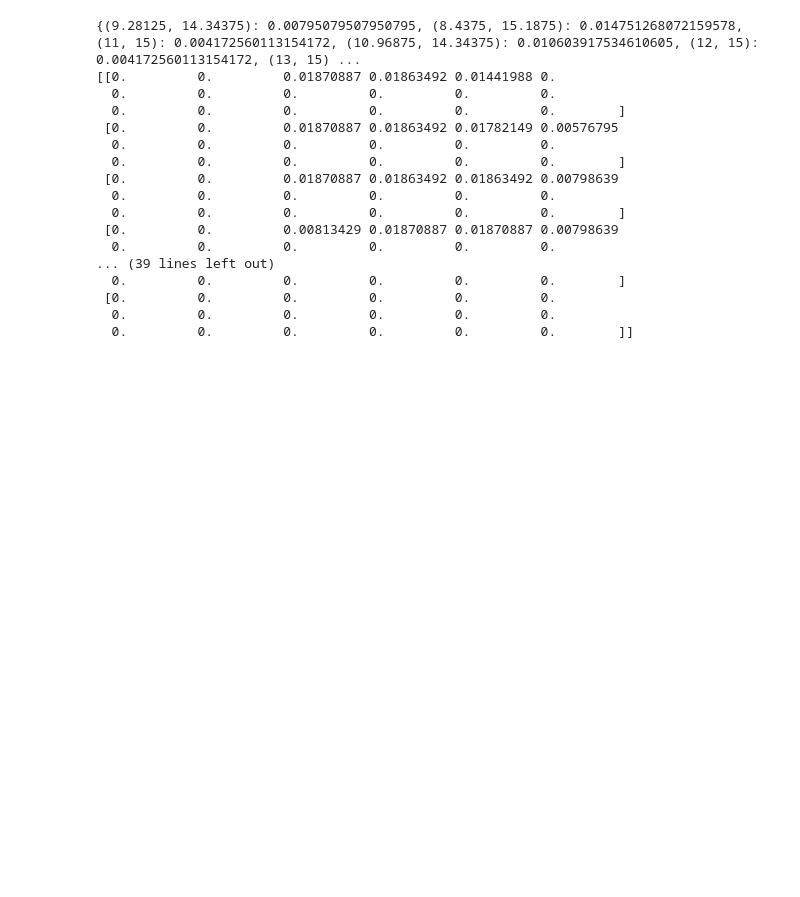
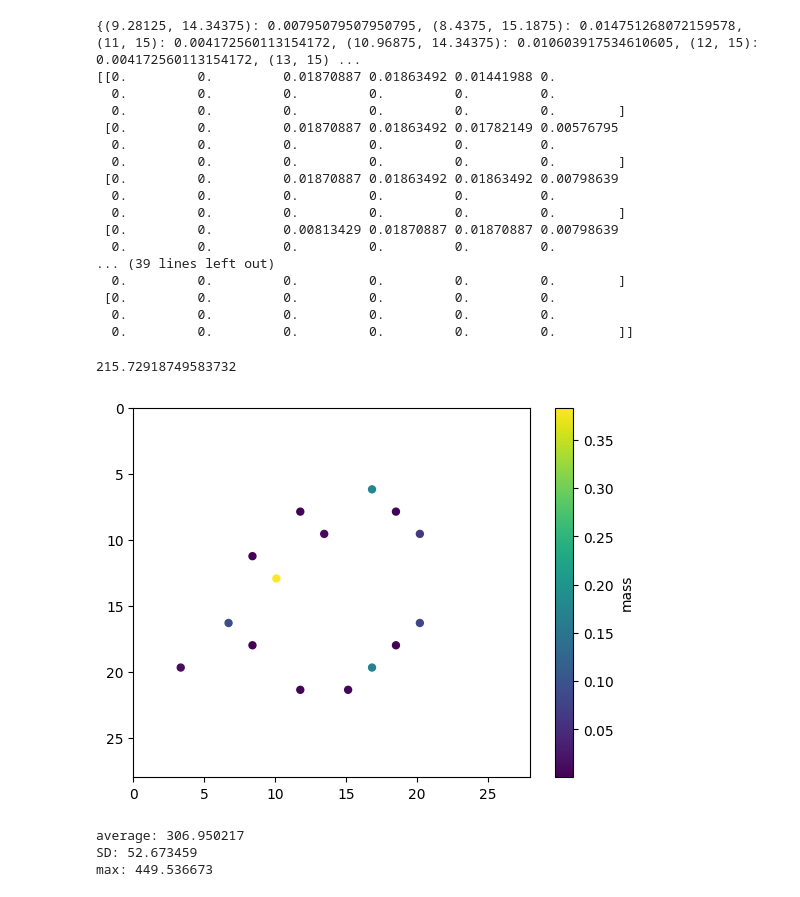
Before and after one commit to ethanyc04/csplus-ot, a Jupyter notebook: barycenter_testing.ipynb, the cells around one changed output. Drawn from its saved outputs; the diff is of its cells as text; code cells hidden in the pictures; blank space fills up the shorter version.

Commit message:
more tests

```diff
--- a/barycenter_testing.ipynb
+++ b/barycenter_testing.ipynb
@@ -541,3 +541,44 @@ print(one_images[0][10:, 10:])
  [0.         0.         0.         0.         0.         0.
   0.         0.         0.         0.         0.         0.
   0.         0.         0.         0.         0.         0.        ]]
+# %%
+n_trials = 200
+# %%
+#test on zeros with random shift
+
+zero_image_points, zero_image_size = images_to_points(zero_images[:50])
+min_cost = 100000000
+best_barycenter = {}
+zero_costs = []
+
+for i in range(n_trials):
+    cost = 0
+    barycenter = {}
+    zero_image_points_copy = copy.deepcopy(zero_image_points)
+    rand_x, rand_y, rand_l = getrandshift(zero_image_points_copy)
+    rand_sq = square(rand_x, rand_y, rand_l)
+    rqtree = quadtree(rand_sq, 1)
+    for p in zero_image_points_copy:
+        rqtree.insert(p)
+    rqtree.killemptychildren()
+    simple_barycenter(rqtree, euclid_dist)
+    zero_costs.append(cost)
+    if cost < min_cost:
+        min_cost = cost
+        best_barycenter = barycenter.copy()
+
+print(min_cost)
+plotbarycenter(best_barycenter, 100, zero_image_size)
+# %% [output]
+215.72918749583732
+[figure, added]
+# %%
+import statistics
+
+print("average: %f" % statistics.mean(zero_costs))
+print("SD: %f" % statistics.stdev(zero_costs))
+print("max: %f" % max(zero_costs))
+# %% [output]
+average: 306.950217
+SD: 52.673459
+max: 449.536673
```
Also changed, not shown: parts of 5 cells of this notebook.
